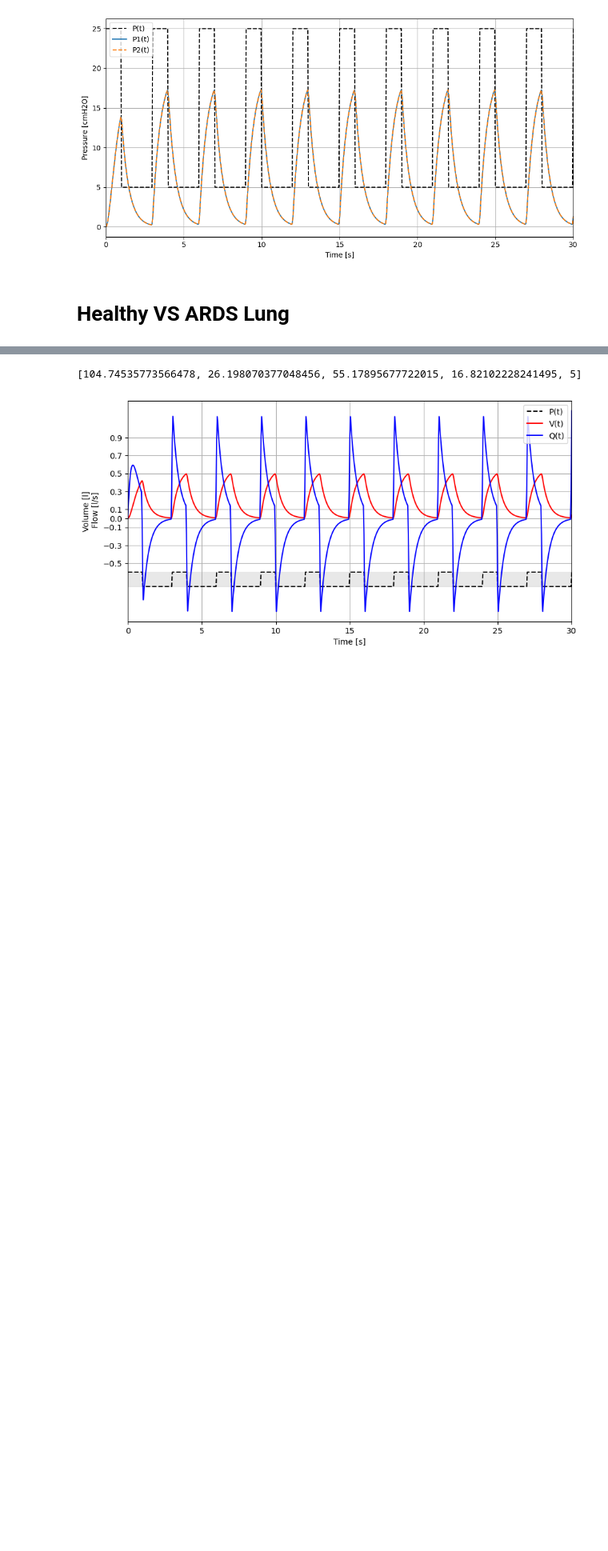
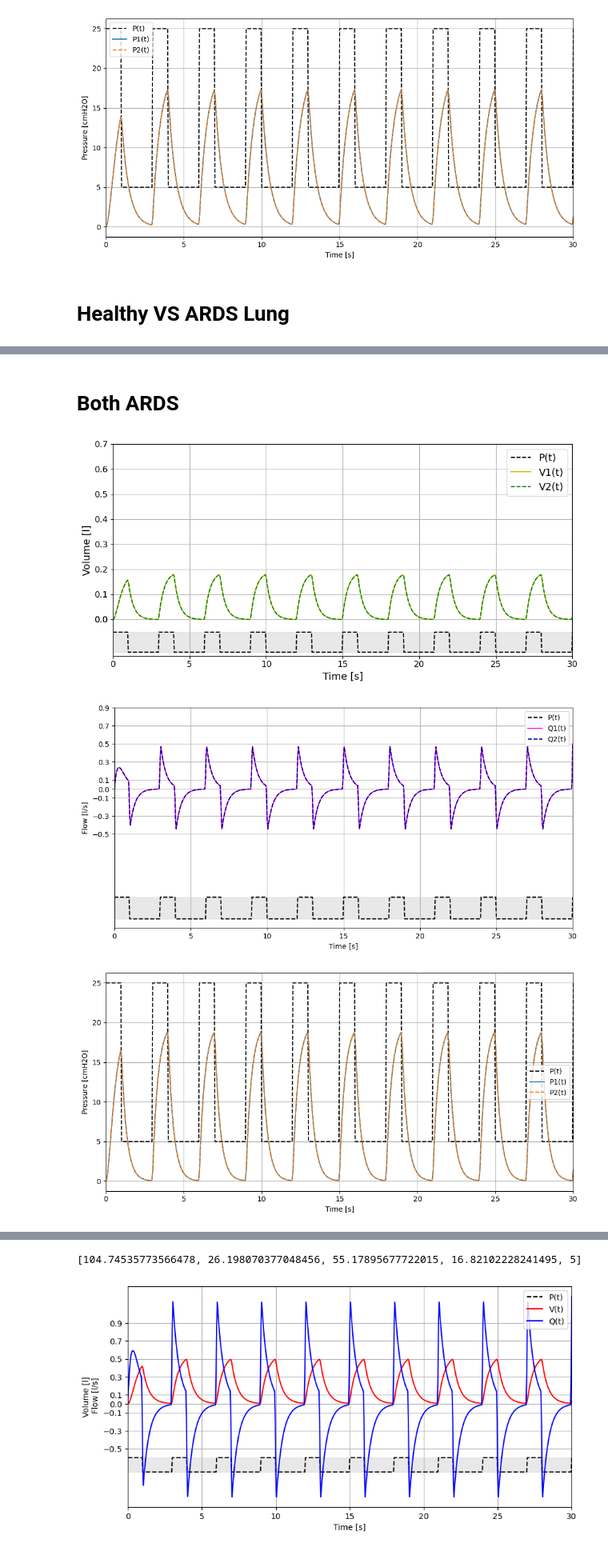
Before and after one commit to julienbrandoit/GBIO0014-2---ARDS-and-healthy-lungs-analysis, a Jupyter notebook: project.ipynb, the cells around one changed output, grey strips where cells are left out. Shown at 80% size. Cells and saved outputs as stored; diff of their text form; code cells hidden in the pictures; blank space fills up the shorter version.

```diff
--- a/project.ipynb
+++ b/project.ipynb
@@ -517,0 +532,9 @@ plt.show()
+# %% [markdown]
+# Both ARDS
+# %%
+paramsARDS = [med_ards_properties.loc[0.5, 'Ers'], med_ards_properties.loc[0.5, 'Rrs'], med_ards_properties.loc[0.5, 'Ers'], med_ards_properties.loc[0.5, 'Rrs'], 5]
+simulate_both_lungs(paramsARDS, initial_conditions)
+# %% [output]
+[figure, added]
+[figure, added]
+[figure, added]
```
Also changed, not shown: parts of 4 cells of this notebook, 4 other files.
